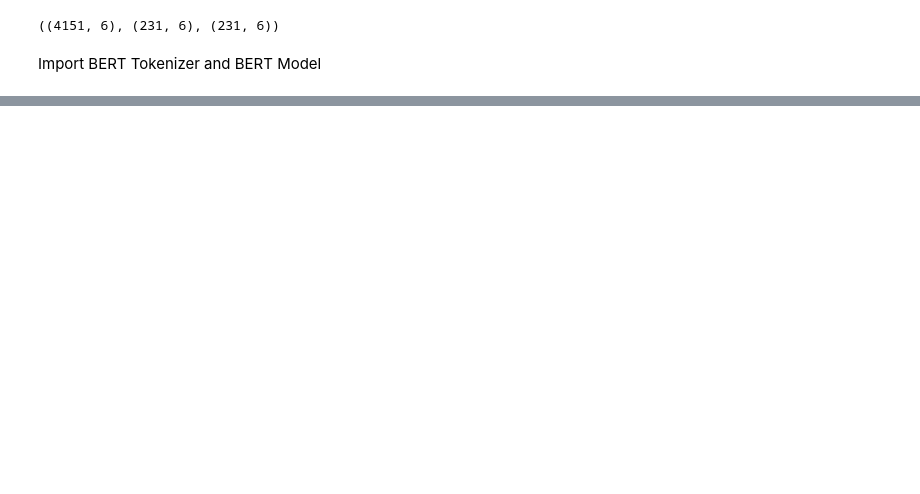
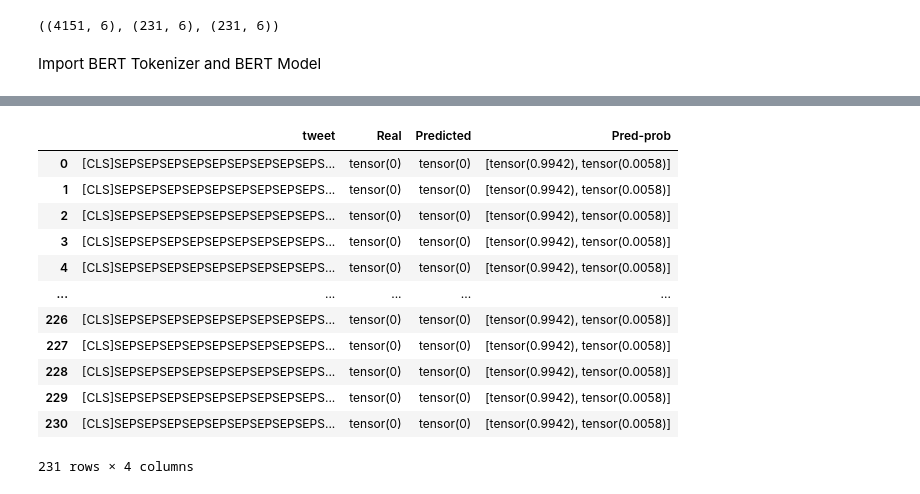
Before and after one commit to IBM/github-crawler, a Jupyter notebook: analysis/base_bert.ipynb, the cells around one changed output, grey strips where cells are left out. Saved outputs shown, nothing was run; the diff lists cells and outputs as text; code cells hidden in the pictures; blank space fills up the shorter version.

```diff
--- a/analysis/base_bert.ipynb
+++ b/analysis/base_bert.ipynb
@@ -371,0 +408,37 @@ KeyboardInterrupt:
+# %%
+import torch.nn.functional as F
+def get_predictions(model, data_loader):
+  model = model.eval()
+
+  sequences = []
+  predictions = []
+  prediction_probs = []
+  real_values = []
+
+  with torch.no_grad():
+    for d in data_loader:
+
+      texts = d["sequence"]
+      input_ids = d["input_ids"].to(device)
+      attention_mask = d["attention_mask"].to(device)
+      token_type_ids = d["token_type_ids"].to(device)
+      targets = d["targets"].to(device)
+
+      outputs = model(input_ids=input_ids, attention_mask=attention_mask, token_type_ids=token_type_ids)
+      _, preds = torch.max(outputs.logits, dim=1)
+      probs = F.softmax(outputs.logits, dim=1)
+
+      sequences.extend(texts)
+      predictions.extend(preds)
+      prediction_probs.extend(probs)
+      real_values.extend(targets)
+
+  predictions = torch.stack(predictions).cpu()
+  prediction_probs = torch.stack(prediction_probs).cpu()
+  real_values = torch.stack(real_values).cpu()
+  return sequences, predictions, prediction_probs, real_values
+# %%
+y_sequences, y_pred, y_pred_probs, y_test = get_predictions(
+  bert_model,
+  test_data_loader
+)
@@ -371,0 +447,20 @@ KeyboardInterrupt:
+# %%
+someListOfLists = list(zip(y_sequences, y_test, y_pred, y_pred_probs ))
+npa = np.asarray(someListOfLists)
+dff = pd.DataFrame(someListOfLists, columns = ['tweet', 'Real', 'Predicted', 'Pred-prob'])
+# dff['Real']= pd.to_numeric(df["Real"])
+dff
+# %% [output]
+|  | tweet | Real | Predicted | Pred-prob |
+| 0 | [CLS]SEPSEPSEPSEPSEPSEPSEPSEPSEPS... | tensor(0) | tensor(0) | [tensor(0.9942), tensor(0.0058)] |
+| 1 | [CLS]SEPSEPSEPSEPSEPSEPSEPSEPSEPS... | tensor(0) | tensor(0) | [tensor(0.9942), tensor(0.0058)] |
+| 2 | [CLS]SEPSEPSEPSEPSEPSEPSEPSEPSEPS... | tensor(0) | tensor(0) | [tensor(0.9942), tensor(0.0058)] |
+| 3 | [CLS]SEPSEPSEPSEPSEPSEPSEPSEPSEPS... | tensor(0) | tensor(0) | [tensor(0.9942), tensor(0.0058)] |
+| 4 | [CLS]SEPSEPSEPSEPSEPSEPSEPSEPSEPS... | tensor(0) | tensor(0) | [tensor(0.9942), tensor(0.0058)] |
+| ... | ... | ... | ... | ... |
+| 226 | [CLS]SEPSEPSEPSEPSEPSEPSEPSEPSEPS... | tensor(0) | tensor(0) | [tensor(0.9942), tensor(0.0058)] |
+| 227 | [CLS]SEPSEPSEPSEPSEPSEPSEPSEPSEPS... | tensor(0) | tensor(0) | [tensor(0.9942), tensor(0.0058)] |
+| 228 | [CLS]SEPSEPSEPSEPSEPSEPSEPSEPSEPS... | tensor(0) | tensor(0) | [tensor(0.9942), tensor(0.0058)] |
+| 229 | [CLS]SEPSEPSEPSEPSEPSEPSEPSEPSEPS... | tensor(0) | tensor(0) | [tensor(0.9942), tensor(0.0058)] |
+| 230 | [CLS]SEPSEPSEPSEPSEPSEPSEPSEPSEPS... | tensor(0) | tensor(0) | [tensor(0.9942), tensor(0.0058)] |
+231 rows × 4 columns
```
Also changed, not shown: parts of 12 cells of this notebook.
